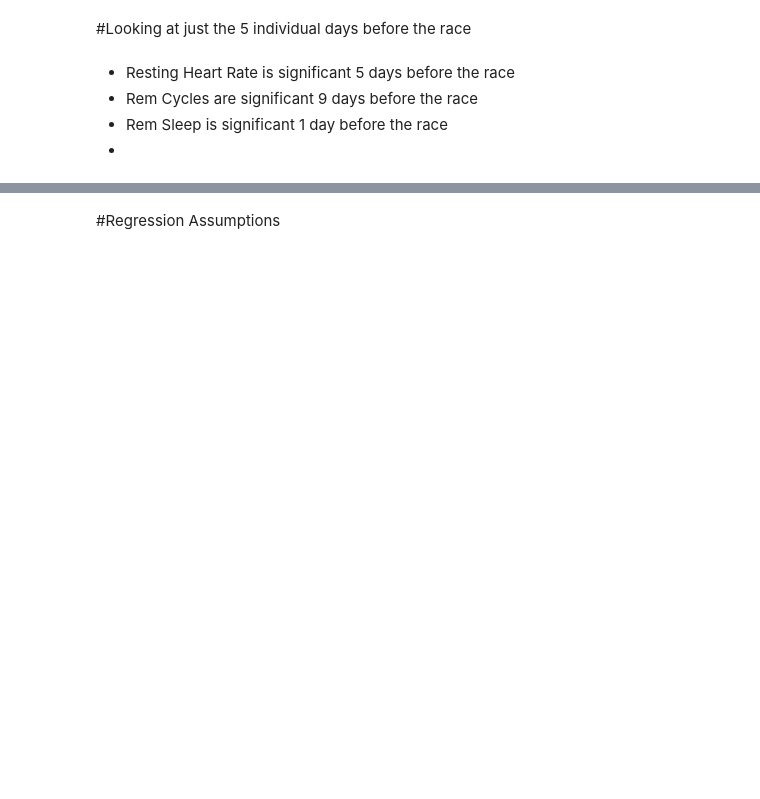
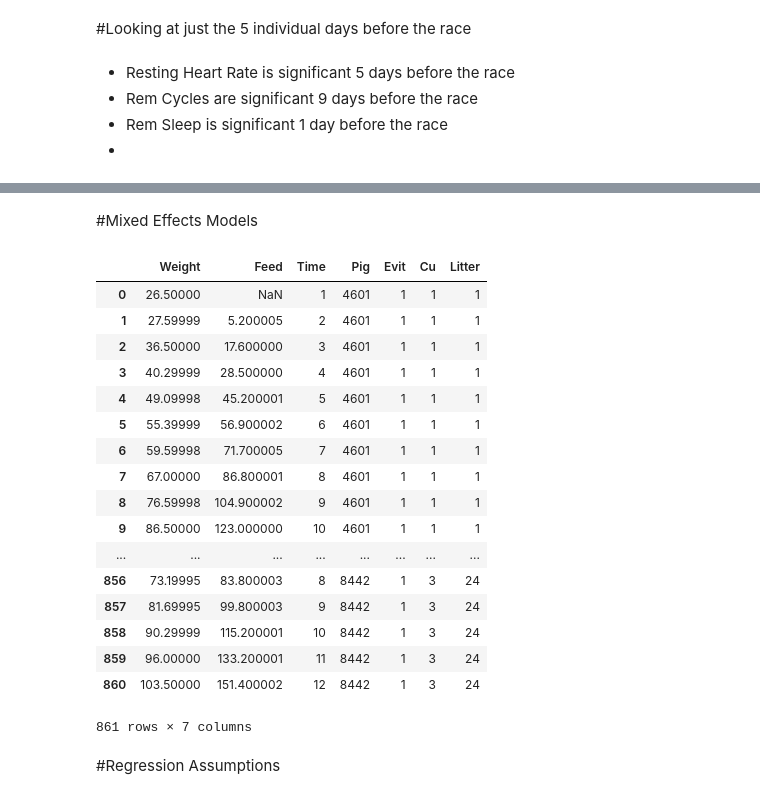
Before and after one commit to callen13/Senior_Thesis, a Jupyter notebook: Raw_Race_Analysis.ipynb, the cells around one changed output, grey strips where cells are left out. Drawn from its saved outputs; the diff is of its cells as text; code cells hidden in the pictures; blank space fills up the shorter version.

Commit message:
Started adding linear mixed effects models

```diff
--- a/Raw_Race_Analysis.ipynb
+++ b/Raw_Race_Analysis.ipynb
@@ -693,2 +670,40 @@ strong multicollinearity or other numerical problems.
+# %% [markdown]
+#Mixed Effects Models
+# %%
+import statsmodels.api as sm
+import statsmodels.formula.api as smf
+
+data = pd.read_csv('final_race_df_4daysweighted.csv')
+data = data.drop([data.columns[0]], axis=1)
+#md = smf.mixedlm('pace_per_k ~ race_period', data = data, groups=data['user_id'])
+#md = smf.mixedlm('pace_per_k~ hrv_rmssd + race_period + user_2456 + user_2458 + user_2465 + user_2466 + user_2468 + user_2469 + user_2473 + user_2508 + FP_5K + Wisco_8K + Brown_8K + VCP_8K + FP_10K', data, groups=data['user_id'])
+#md = smf.mixedlm("pace_per_k~ hrv_rmssd + FP_5K + Wisco_8K + Brown_8K + VCP_8K + FP_10K", data, groups=data['user_id'])
+#mdf = md.fit()
+#print(mdf.summary())
+
+data = sm.datasets.get_rdataset('dietox', 'geepack').data
+#md = smf.mixedlm("Weight ~ Time", data, groups=data["Pig"])
+#mdf = md.fit()
+#print mdf.summary()
+data
+# %% [output]
+|  | Weight | Feed | Time | Pig | Evit | Cu | Litter |
+| 0 | 26.50000 | NaN | 1 | 4601 | 1 | 1 | 1 |
+| 1 | 27.59999 | 5.200005 | 2 | 4601 | 1 | 1 | 1 |
+| 2 | 36.50000 | 17.600000 | 3 | 4601 | 1 | 1 | 1 |
+| 3 | 40.29999 | 28.500000 | 4 | 4601 | 1 | 1 | 1 |
+| 4 | 49.09998 | 45.200001 | 5 | 4601 | 1 | 1 | 1 |
+| 5 | 55.39999 | 56.900002 | 6 | 4601 | 1 | 1 | 1 |
+| 6 | 59.59998 | 71.700005 | 7 | 4601 | 1 | 1 | 1 |
+| 7 | 67.00000 | 86.800001 | 8 | 4601 | 1 | 1 | 1 |
+| 8 | 76.59998 | 104.900002 | 9 | 4601 | 1 | 1 | 1 |
+| 9 | 86.50000 | 123.000000 | 10 | 4601 | 1 | 1 | 1 |
+| ... | ... | ... | ... | ... | ... | ... | ... |
+| 856 | 73.19995 | 83.800003 | 8 | 8442 | 1 | 3 | 24 |
+| 857 | 81.69995 | 99.800003 | 9 | 8442 | 1 | 3 | 24 |
+| 858 | 90.29999 | 115.200001 | 10 | 8442 | 1 | 3 | 24 |
+| 859 | 96.00000 | 133.200001 | 11 | 8442 | 1 | 3 | 24 |
+| 860 | 103.50000 | 151.400002 | 12 | 8442 | 1 | 3 | 24 |
+861 rows × 7 columns
 # %% [markdown]
 #Regression  Assumptions
```
Also changed, not shown: parts of 23 cells of this notebook.
